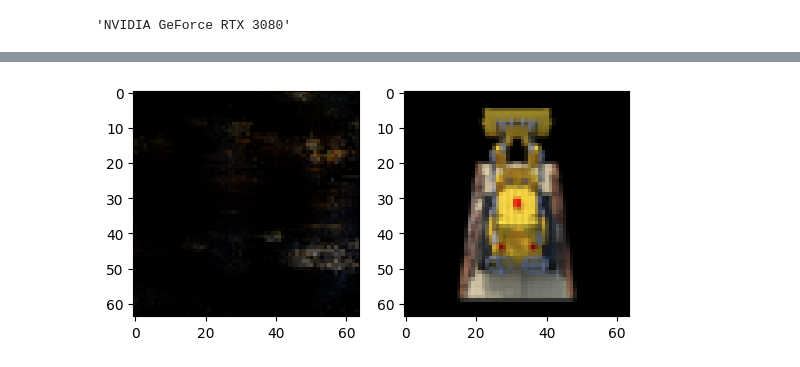
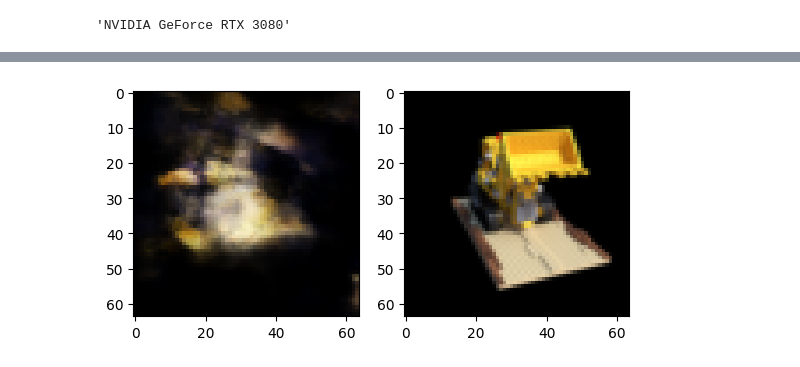
Before and after one commit to Sourish07/Neural-Radiance-Field, a Jupyter notebook: nerf.ipynb, the cells around one changed output, grey strips where cells are left out. Drawn from its saved outputs; the diff is of its cells as text; code cells hidden in the pictures.

Commit message:
Ran 100 epochs successfully

```diff
--- a/nerf.ipynb
+++ b/nerf.ipynb
@@ -16,7 +16,7 @@ torch.cuda.get_device_name(0)
 # %% [output]
 'NVIDIA GeForce RTX 3080'
 # %%
-NUM_OF_EPOCHS = 0
+NUM_OF_EPOCHS = 250
 NEW_IMAGE_SIZE = 64
 
 SIZE_OF_CHUNK = 64
@@ -74,37 +88,36 @@ for e in range(NUM_OF_EPOCHS):
 def run_test(index=0, split='train'):
   with torch.no_grad():
     new_model = NerfModel().to(device)
-    #model.load_state_dict()
     new_model.load_state_dict(torch.load("./hi.pt", map_location="cuda"))
 
     dataset = LegoDataset(split=split, new_image_size=NEW_IMAGE_SIZE)
     image, cam_2_world = dataset[index]
     image = image.to(device)
     cam_2_world = cam_2_world.to(device)
 
     t, d = stratified_sampling()
     rays_o, rays_d = get_rays(cam_2_world, width=NEW_IMAGE_SIZE, height=NEW_IMAGE_SIZE)
 
     rays_o = rays_o.unsqueeze(-1).expand(*rays_o.shape, t.shape[0])
     rays_d = rays_d.unsqueeze(-1).expand(*rays_d.shape, t.shape[0])
     ray_positions = rays_o + rays_d * t
 
     color, sigma = new_model(
         ray_positions,
         rays_d,
     )
 
     color = color.permute(3, 0, 1, 2)
     alpha = 1 - torch.exp(-sigma * d)
 
     transmittance = torch.cumprod(1 - alpha, dim=-1) / (1 - alpha + 1e-10)
     x = torch.sum(transmittance * alpha * color, dim=-1).permute(1, 2, 0)
 
     fig, ax = plt.subplots(1, 2)
     ax[0].imshow(x.cpu().numpy())
     ax[1].imshow(image.cpu().numpy().transpose(1, 2, 0))
     fig.show()
 
-run_test(0, split='test')
+run_test(144, split='test')
 # %% [output]
-[figure, old version]
+[figure, new version]
```
Also changed, not shown: parts of 2 cells of this notebook, 1 other file.
